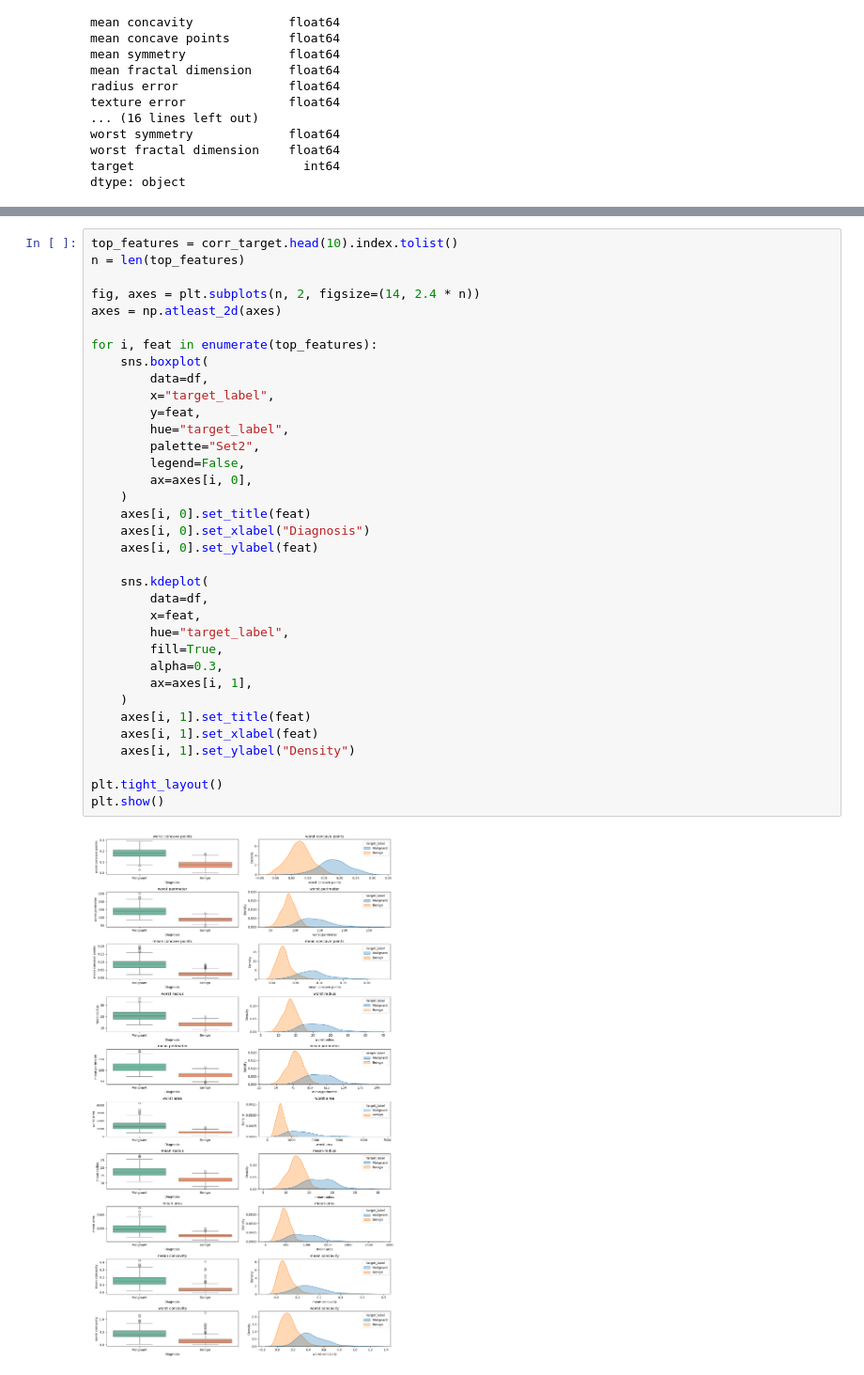
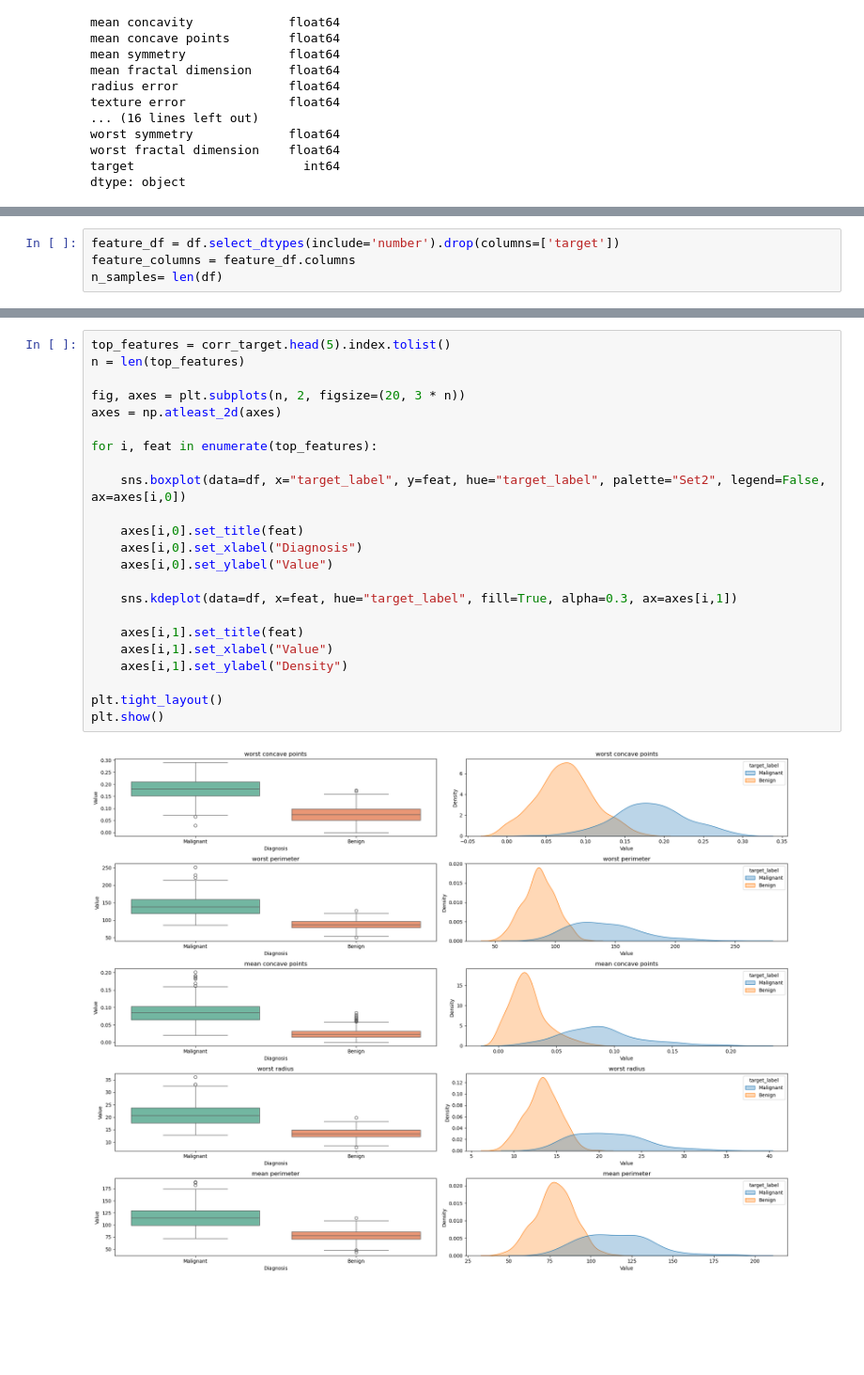
Before and after one commit to tbeekmans/breast_cancer_assignment, a Jupyter notebook: notebooks/2.0-data-understanding.ipynb, the cells around one changed output, grey strips where cells are left out. Shown at 94% size. Cells and saved outputs as stored; diff of their text form; blank space fills up the shorter version.

Commit message:
refine and finalize data understanding

```diff
--- a/notebooks/2.0-data-understanding.ipynb
+++ b/notebooks/2.0-data-understanding.ipynb
@@ -115,3 +127,7 @@ This variable will later be used as the prediction target for the machine learni
+# %%
+feature_df = df.select_dtypes(include='number').drop(columns=['target'])
+feature_columns = feature_df.columns
+n_samples= len(df)
 # %% [markdown]
 ### Sample Data
 
@@ -469,40 +530,28 @@ These results support the suitability of the dataset for machine learning classi
 
 To further understand how features differ between malignant and benign tumours, the distributions of the most strongly correlated features were selected for visualization using boxplots and density plots.
 # %%
-top_features = corr_target.head(10).index.tolist()
+top_features = corr_target.head(5).index.tolist()
 n = len(top_features)
 
-fig, axes = plt.subplots(n, 2, figsize=(14, 2.4 * n))
+fig, axes = plt.subplots(n, 2, figsize=(20, 3 * n))
 axes = np.atleast_2d(axes)
 
 for i, feat in enumerate(top_features):
-    sns.boxplot(
-        data=df,
-        x="target_label",
-        y=feat,
-        hue="target_label",
-        palette="Set2",
-        legend=False,
-        ax=axes[i, 0],
-    )
-    axes[i, 0].set_title(feat)
-    axes[i, 0].set_xlabel("Diagnosis")
-    axes[i, 0].set_ylabel(feat)
 
-    sns.kdeplot(
-        data=df,
-        x=feat,
-        hue="target_label",
-        fill=True,
-        alpha=0.3,
-        ax=axes[i, 1],
-    )
-    axes[i, 1].set_title(feat)
-    axes[i, 1].set_xlabel(feat)
-    axes[i, 1].set_ylabel("Density")
+    sns.boxplot(data=df, x="target_label", y=feat, hue="target_label", palette="Set2", legend=False, ax=axes[i,0])
+
+    axes[i,0].set_title(feat)
+    axes[i,0].set_xlabel("Diagnosis")
+    axes[i,0].set_ylabel("Value")
+
+    sns.kdeplot(data=df, x=feat, hue="target_label", fill=True, alpha=0.3, ax=axes[i,1])
+
+    axes[i,1].set_title(feat)
+    axes[i,1].set_xlabel("Value")
+    axes[i,1].set_ylabel("Density")
 
 plt.tight_layout()
 plt.show()
 # %% [output]
-[figure, old version]
+[figure, new version]
 # %% [markdown]
```
Also changed, not shown: parts of 68 cells of this notebook, 3 other files.
